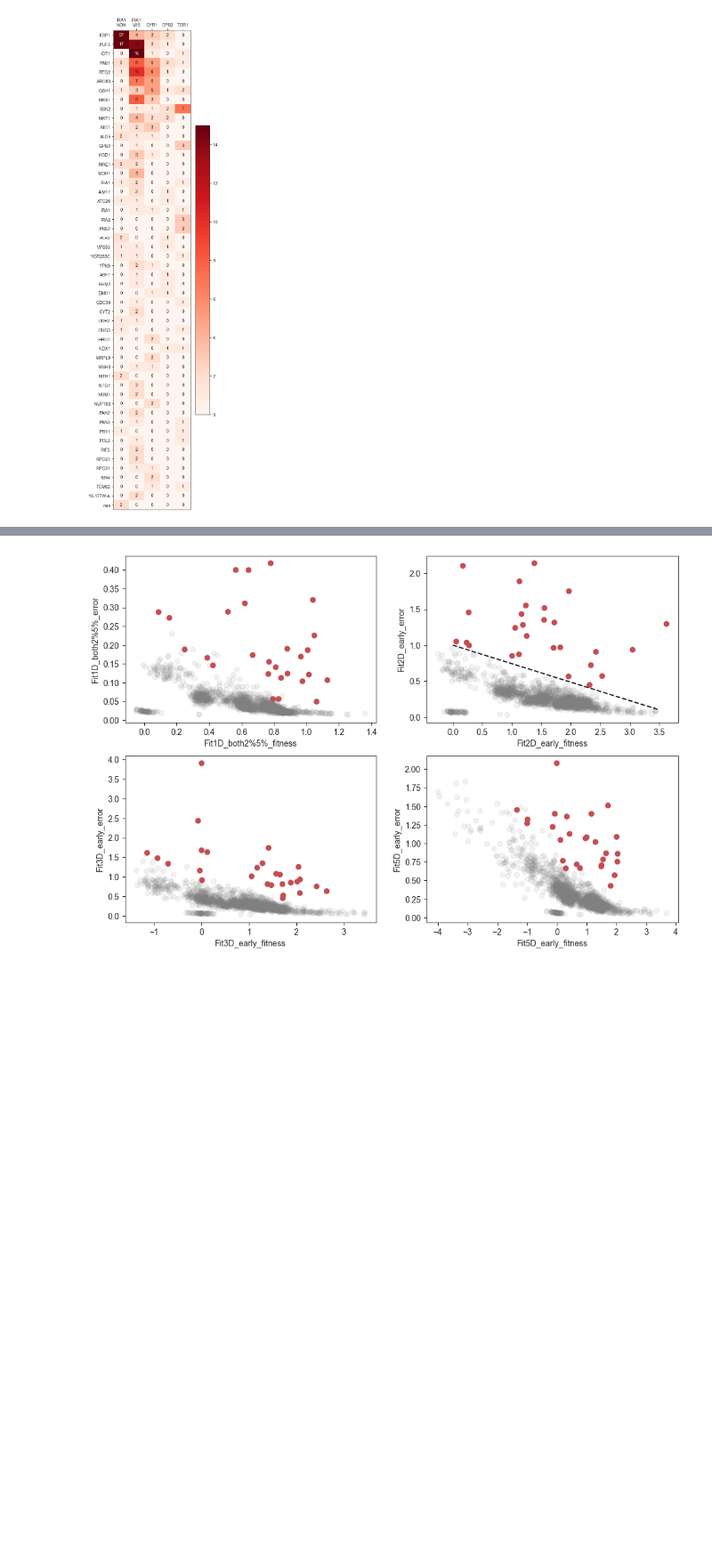
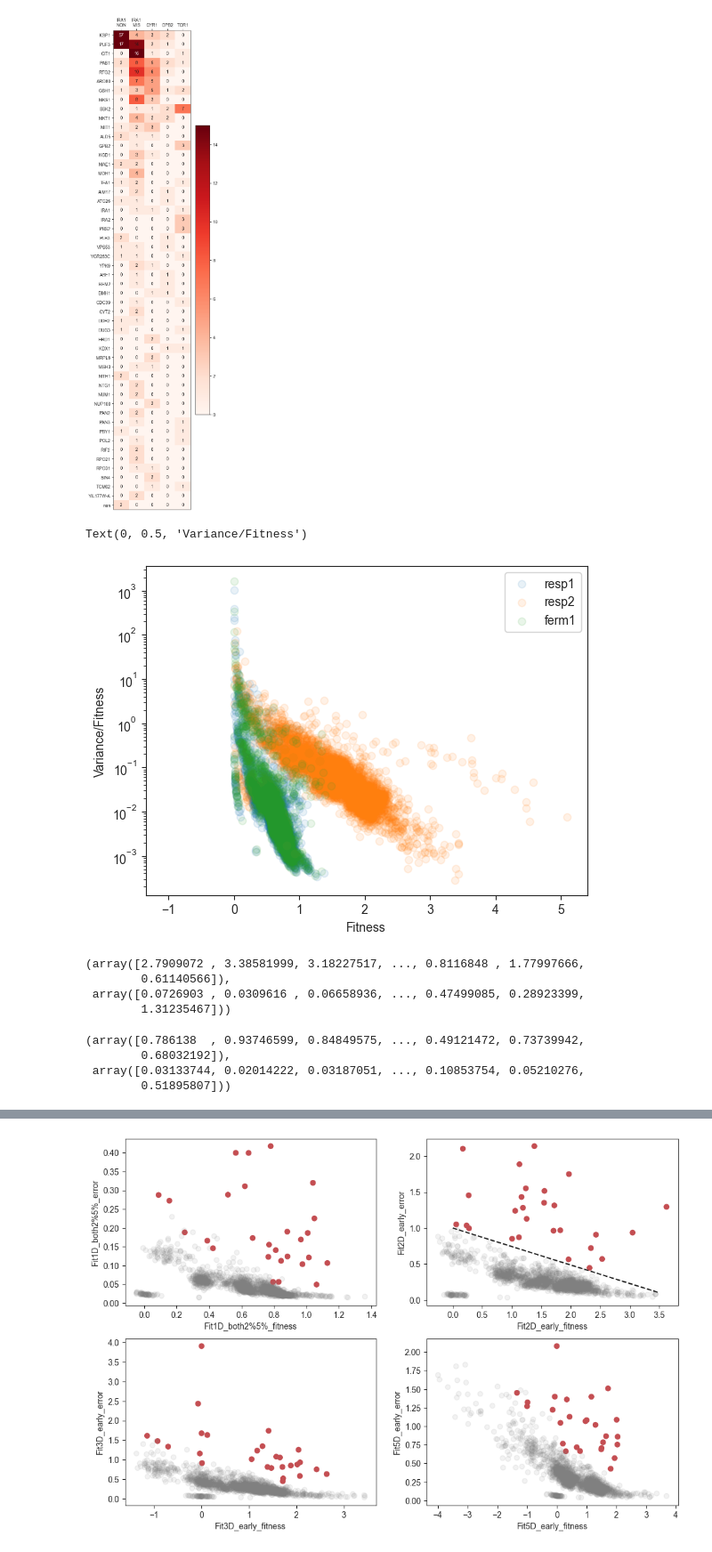
Before and after one commit to grantkinsler/EvolvingFront, a Jupyter notebook: code/processing/WGS/organizing_mutations_and_fitness.ipynb, the cells around one changed output, grey strips where cells are left out. Shown at 89% size. Drawn from its saved outputs; the diff is of its cells as text; code cells hidden in the pictures; blank space fills up the shorter version.

```diff
--- a/code/processing/WGS/organizing_mutations_and_fitness.ipynb
+++ b/code/processing/WGS/organizing_mutations_and_fitness.ipynb
@@ -941,6 +941,31 @@ merged_fitness['StaPerHour_error'] = stat_err
 # merged_fitness['ResPerHour_error'] = resp_err
 # merged_fitness['FerPerHour_error'] = ferm_err
 # merged_fitness['StaPerHour_error'] = stat_err
+# %%
+plt.scatter(resp_1Day_mean[0],resp_1Day_mean[1]**2/resp_1Day_mean[0],alpha=0.1,label='resp1')
+plt.scatter(resp_2Day_mean[0],resp_2Day_mean[1]**2/resp_2Day_mean[0],alpha=0.1,label='resp2')
+plt.scatter(ferm_1Day_mean[0],ferm_1Day_mean[1]**2/ferm_1Day_mean[0],alpha=0.1,label='ferm1')
+plt.legend()
+plt.yscale('log')
+plt.xlabel('Fitness')
+plt.ylabel('Variance/Fitness')
+# %% [output]
+Text(0, 0.5, 'Variance/Fitness')
+[figure, added]
+# %%
+resp_2Day_mean
+# %% [output]
+(array([2.7909072 , 3.38581999, 3.18227517, ..., 0.8116848 , 1.77997666,
+        0.61140566]),
+ array([0.0726903 , 0.0309616 , 0.06658936, ..., 0.47499085, 0.28923399,
+        1.31235467]))
+# %%
+ferm_1Day_mean
+# %% [output]
+(array([0.786138  , 0.93746599, 0.84849575, ..., 0.49121472, 0.73739942,
+        0.68032192]),
+ array([0.03133744, 0.02014222, 0.03187051, ..., 0.10853754, 0.05210276,
+        0.51895807]))
 # %%
 ### Are barcodes where evolution condition is unknown too noisy?
 
```
